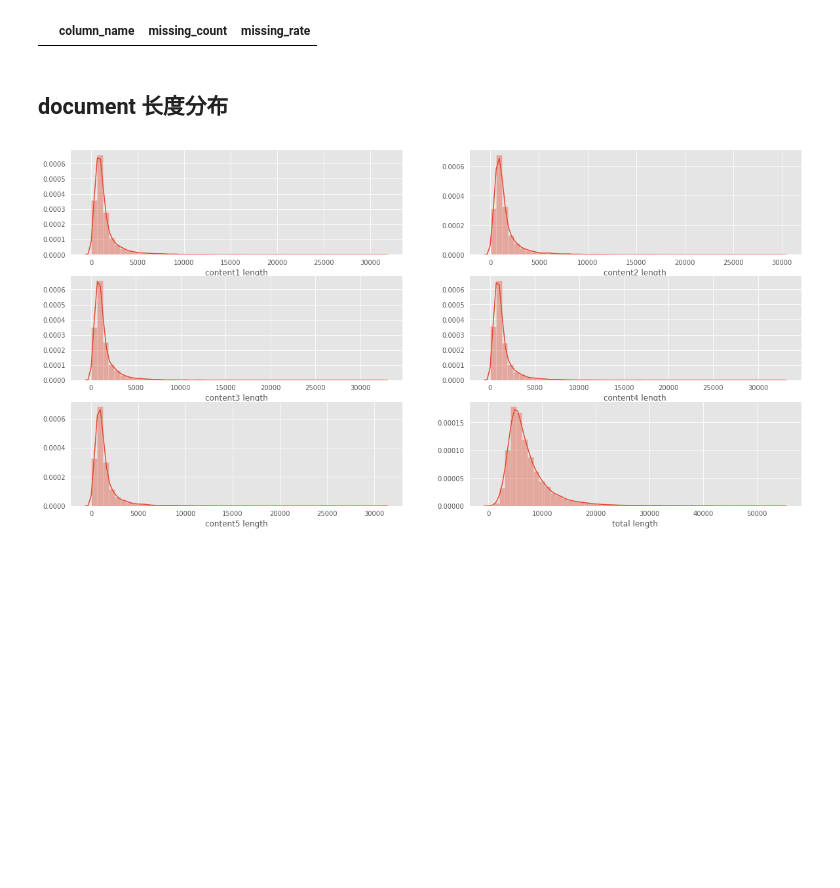
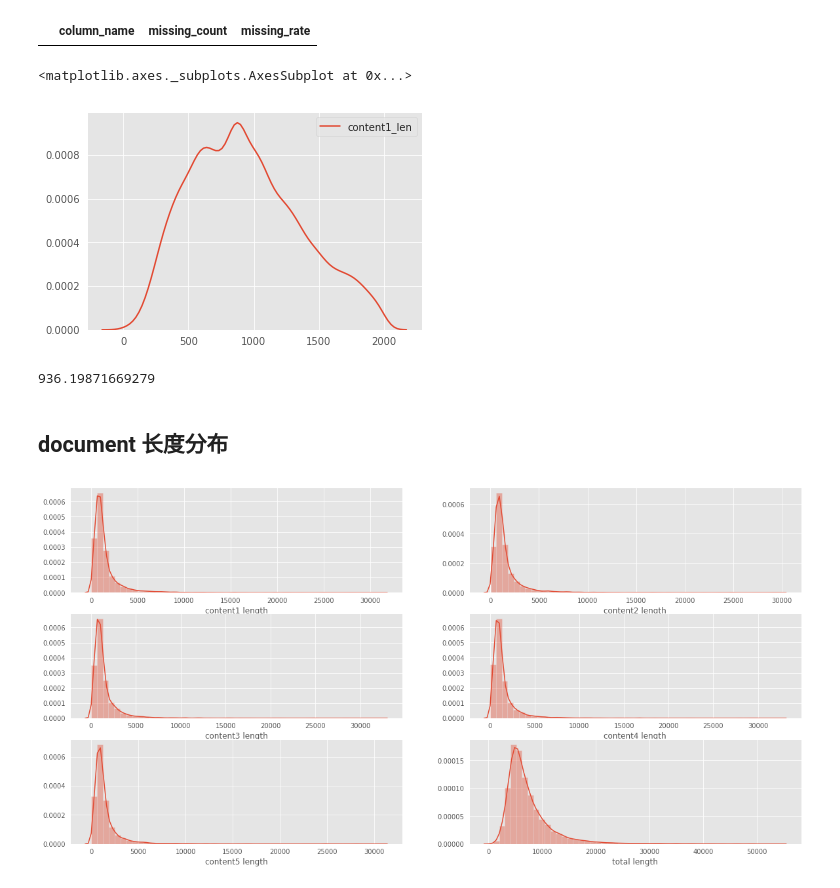
Before and after one commit to SunnyMarkLiu/les-military-mrc-rank7, a Jupyter notebook: notebooks/0. Exploratory Data Analysis.ipynb, the cells around one changed output. Drawn from its saved outputs; the diff is of its cells as text; code cells hidden in the pictures; blank space fills up the shorter version.

```diff
--- a/notebooks/0. Exploratory Data Analysis.ipynb
+++ b/notebooks/0. Exploratory Data Analysis.ipynb
@@ -60,6 +61,15 @@ test_df['content1_len'] = test_df['content2'].str.len()
 test_df['content1_len'] = test_df['content3'].str.len()
 test_df['content1_len'] = test_df['content4'].str.len()
 test_df['content1_len'] = test_df['content5'].str.len()
+# %%
+sns.kdeplot(train_df[train_df['content1_len'] < 2000]['content1_len'])
+# %% [output]
+<matplotlib.axes._subplots.AxesSubplot at 0x...>
+[figure, added]
+# %%
+np.mean(train_df[train_df['content1_len'] < 2000]['content1_len'])
+# %% [output]
+936.19871669279
 # %% [markdown]
 ## document 长度分布
 # %%
```
Also changed, not shown: parts of 1 cell of this notebook, 18 other files.
